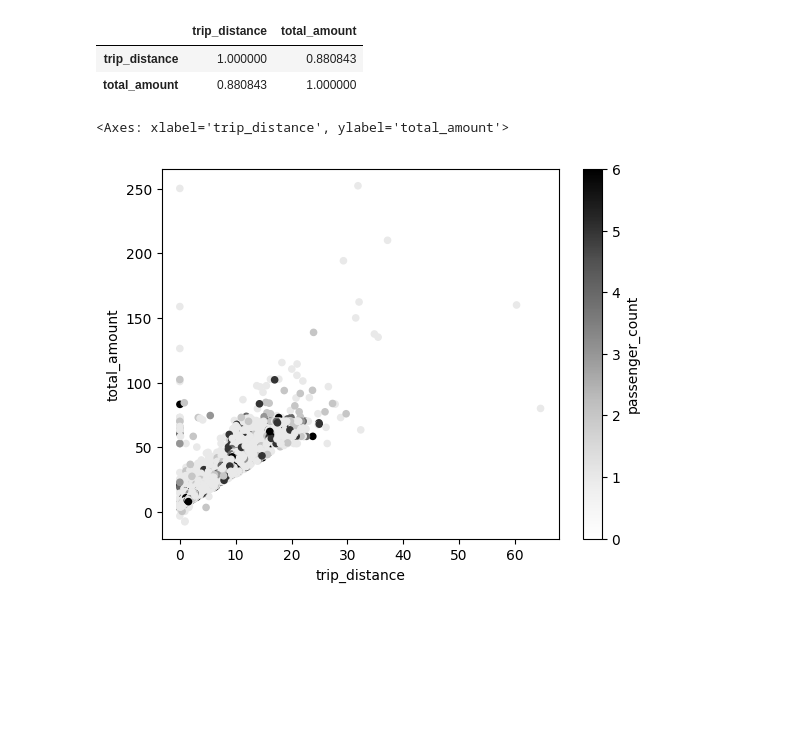
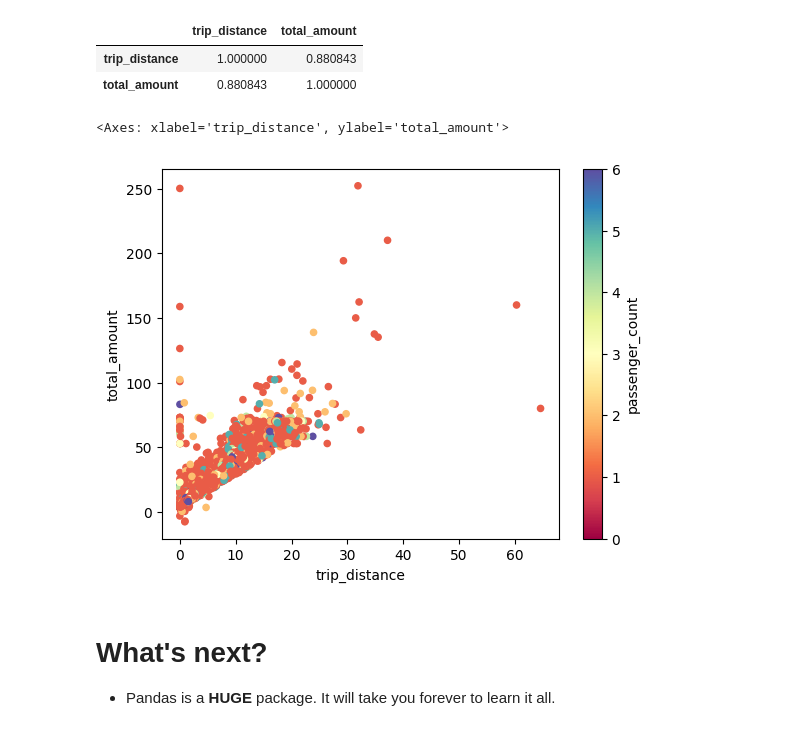
Before and after one commit to reuven/oreilly-2025-05May-pandas, a Jupyter notebook: OReilly - 2025-05May-19.ipynb, the cells around one changed output. Cells and saved outputs as stored; diff of their text form; code cells hidden in the pictures; blank space fills up the shorter version.

```diff
--- a/OReilly - 2025-05May-19.ipynb
+++ b/OReilly - 2025-05May-19.ipynb
@@ -1680,7 +1680,11 @@ df[['trip_distance', 'total_amount']].corr()
 | total_amount | 0.880843 | 1.000000 |
 # %%
 # I can add plot part to show the number of people in the taxi for each ride
-df.plot.scatter(x='trip_distance', y='total_amount',c='passenger_count')
+df.plot.scatter(x='trip_distance', y='total_amount',c='passenger_count', cmap='Spectral')
 # %% [output]
 <Axes: xlabel='trip_distance', ylabel='total_amount'>
-[figure, old version]
+[figure, new version]
+# %% [markdown]
+# What's next?
+
+- Pandas is a **HUGE** package. It will take you forever to learn it all.
```
